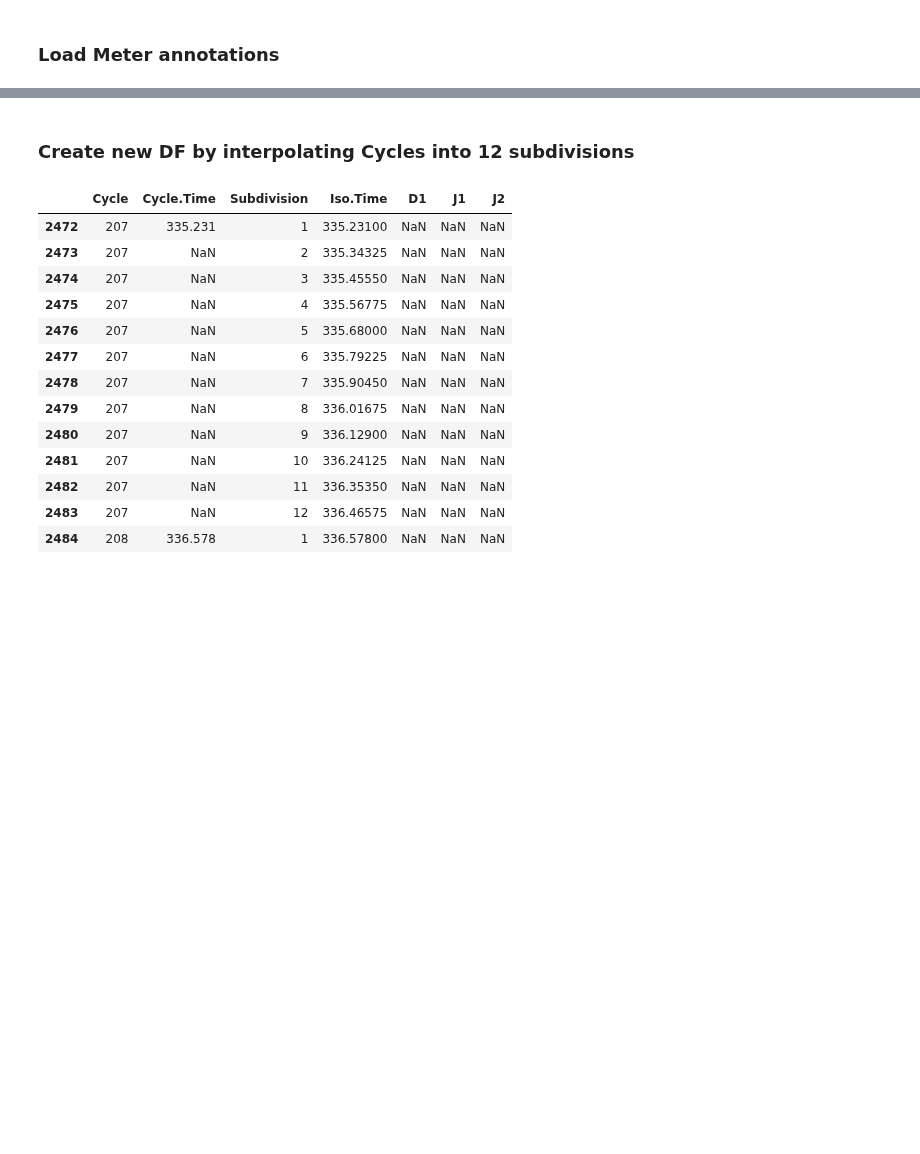
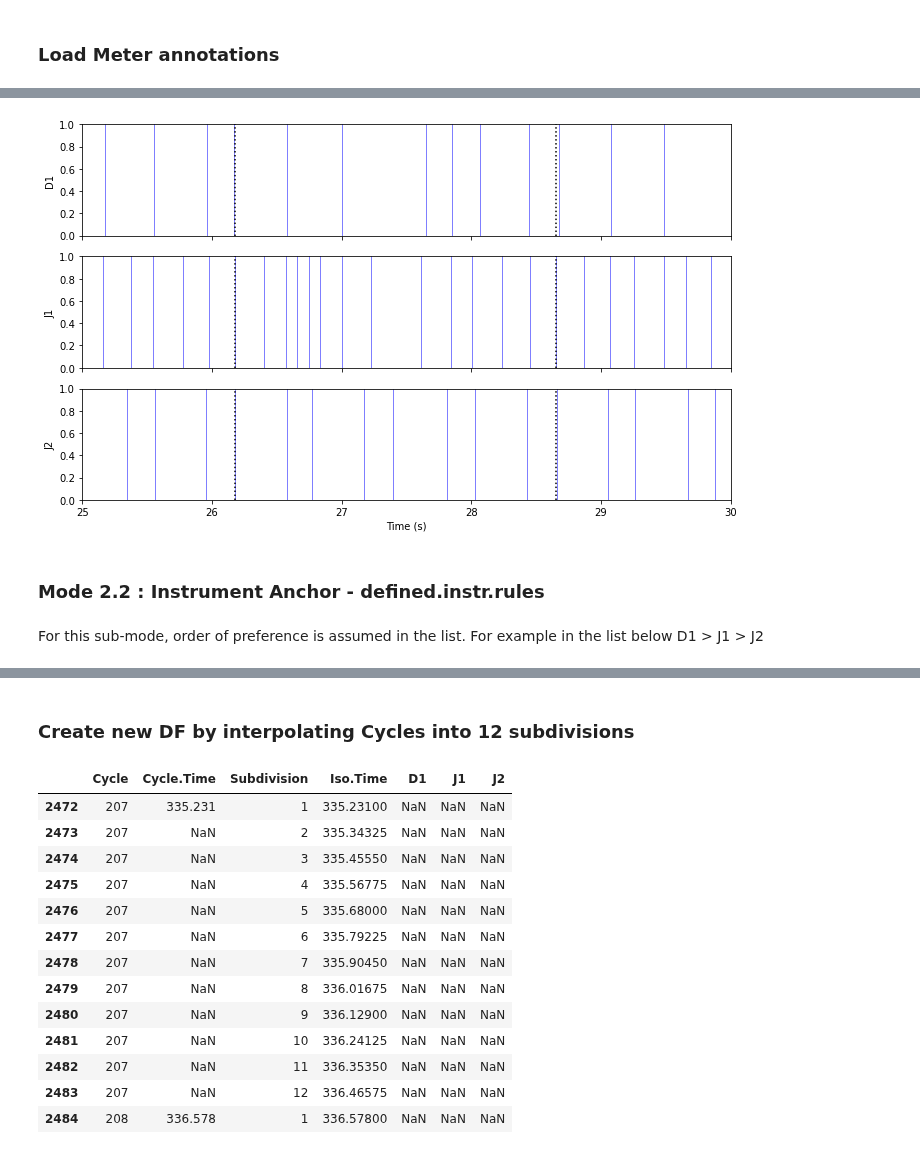
Before and after one commit to satyajeetprabhu/music-sync-internship-upf, a Jupyter notebook: djembe_dance_data_demo.ipynb, the cells around one changed output, grey strips where cells are left out. Drawn from its saved outputs; the diff is of its cells as text; code cells hidden in the pictures; blank space fills up the shorter version.

```diff
--- a/djembe_dance_data_demo.ipynb
+++ b/djembe_dance_data_demo.ipynb
@@ -72,0 +200,3 @@ plt.show()
+# %%
+num_div = 12
+window_shape = (0.5, 0.5)
@@ -72,0 +205,10 @@ plt.show()
+# %%
+# ['D1', 'J1', 'J2']
+defined_instr = ['J1']
+# %%
+meter_df = detrend_anchor(meter_df,
+                           time_column='Keyboard.Time',
+                           instr_df=df[defined_instr],
+                           window_shape=window_shape,
+                           num_div=num_div,
+                           mode=1)
@@ -72,0 +224,8 @@ plt.show()
+# %%
+plot_cycles(df, meter_df, 'Anchor.Time.1', time_lower=25, time_upper=30)
+# %% [output]
+[figure, added]
+# %% [markdown]
+### Mode 2.2 : Instrument Anchor - defined.instr.rules
+# %% [markdown]
+For this sub-mode, order of preference is assumed in the list. For example in the list below D1 > J1 > J2
```
Also changed, not shown: parts of 19 cells of this notebook.
